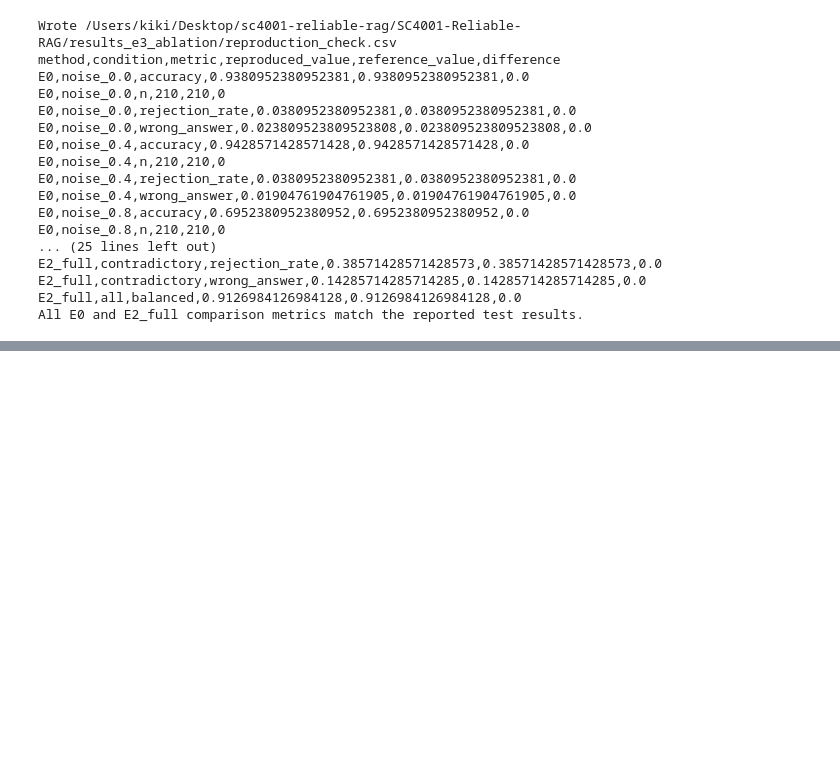
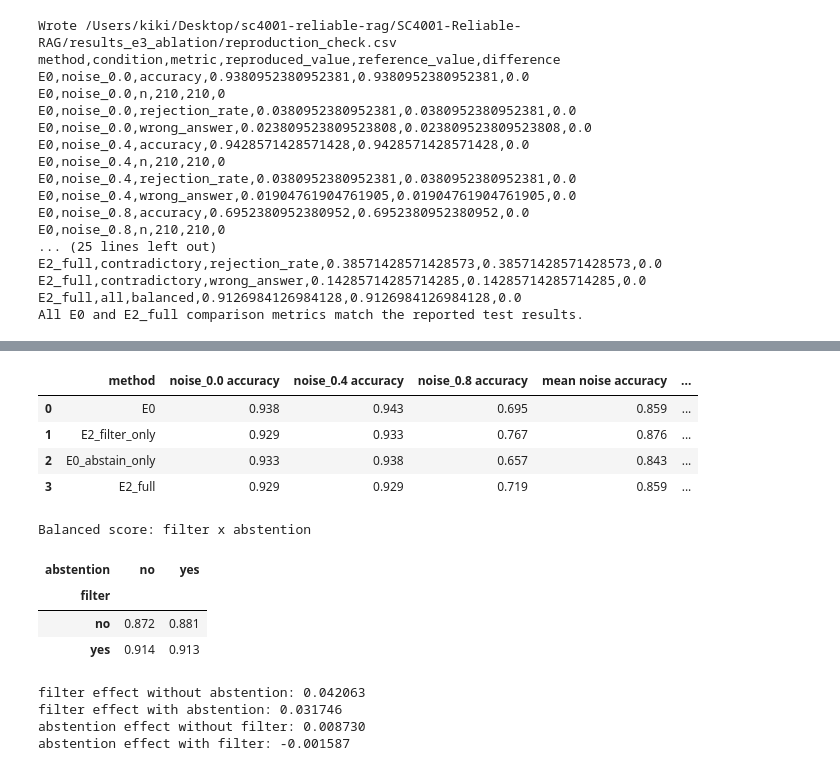
Before and after one commit to huegashi/SC4001-Reliable-RAG, a Jupyter notebook: E3_ablation.ipynb, the cells around one changed output, grey strips where cells are left out. Cells and saved outputs as stored; diff of their text form; code cells hidden in the pictures; blank space fills up the shorter version.

```diff
--- a/E3_ablation.ipynb
+++ b/E3_ablation.ipynb
@@ -275,0 +315,54 @@ All E0 and E2_full comparison metrics match the reported test results.
+# %%
+import pandas as pd
+
+method_order = ("E0", "E2_filter_only", "E0_abstain_only", "E2_full")
+comparison_table = pd.DataFrame([
+    {
+        "method": method,
+        "noise_0.0 accuracy": summaries[method]["noise_0.0"]["accuracy"],
+        "noise_0.4 accuracy": summaries[method]["noise_0.4"]["accuracy"],
+        "noise_0.8 accuracy": summaries[method]["noise_0.8"]["accuracy"],
+        "mean noise accuracy": sum(summaries[method][condition]["accuracy"] for condition in ("noise_0.0", "noise_0.4", "noise_0.8")) / 3,
+        "noise_0.8 rejection rate": summaries[method]["noise_0.8"]["rejection_rate"],
+        "incomplete rejection rate": summaries[method]["incomplete"]["rejection_rate"],
+        "contradictory accuracy": summaries[method]["contradictory"]["accuracy"],
+        "contradictory rejection rate": summaries[method]["contradictory"]["rejection_rate"],
+        "balanced": summaries[method]["balanced"],
+    }
+    for method in method_order
+])
+comparison_table.to_csv(E3_RESULTS / "e3_comparison.csv", index=False)
+display(comparison_table.round(3))
+
+balanced_2x2 = pd.DataFrame(
+    [[summaries["E0"]["balanced"], summaries["E0_abstain_only"]["balanced"]],
+     [summaries["E2_filter_only"]["balanced"], summaries["E2_full"]["balanced"]]],
+    index=["no", "yes"], columns=["no", "yes"],
+)
+balanced_2x2.index.name = "filter"
+balanced_2x2.columns.name = "abstention"
+print("Balanced score: filter x abstention")
+display(balanced_2x2.round(3))
+effects = {
+    "filter effect without abstention": balanced_2x2.loc["yes", "no"] - balanced_2x2.loc["no", "no"],
+    "filter effect with abstention": balanced_2x2.loc["yes", "yes"] - balanced_2x2.loc["no", "yes"],
+    "abstention effect without filter": balanced_2x2.loc["no", "yes"] - balanced_2x2.loc["no", "no"],
+    "abstention effect with filter": balanced_2x2.loc["yes", "yes"] - balanced_2x2.loc["yes", "no"],
+}
+for name, difference in effects.items():
+    print(f"{name}: {difference:.6f}")
+# %% [output]
+|  | method | noise_0.0 accuracy | noise_0.4 accuracy | noise_0.8 accuracy | mean noise accuracy | ... |
+| 0 | E0 | 0.938 | 0.943 | 0.695 | 0.859 | ... |
+| 1 | E2_filter_only | 0.929 | 0.933 | 0.767 | 0.876 | ... |
+| 2 | E0_abstain_only | 0.933 | 0.938 | 0.657 | 0.843 | ... |
+| 3 | E2_full | 0.929 | 0.929 | 0.719 | 0.859 | ... |
+Balanced score: filter x abstention
+| abstention | no | yes |
+| filter |  |  |
+| no | 0.872 | 0.881 |
+| yes | 0.914 | 0.913 |
+filter effect without abstention: 0.042063
+filter effect with abstention: 0.031746
+abstention effect without filter: 0.008730
+abstention effect with filter: -0.001587
```
Also changed, not shown: parts of 22 cells of this notebook, 8 other files.
